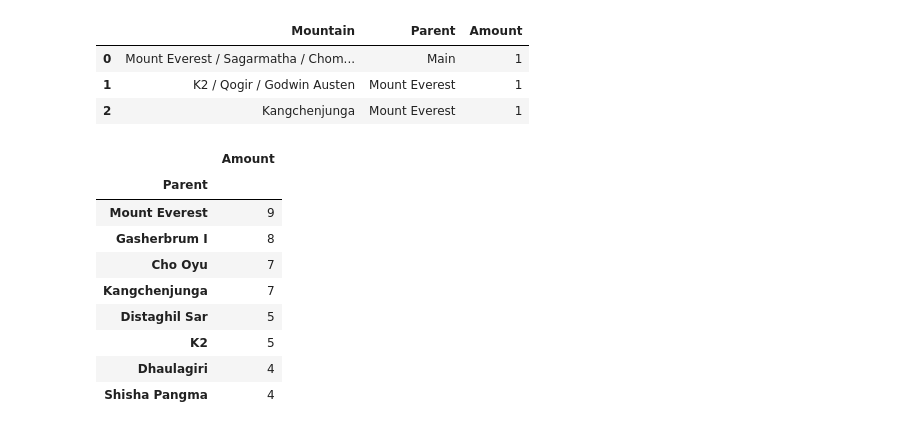
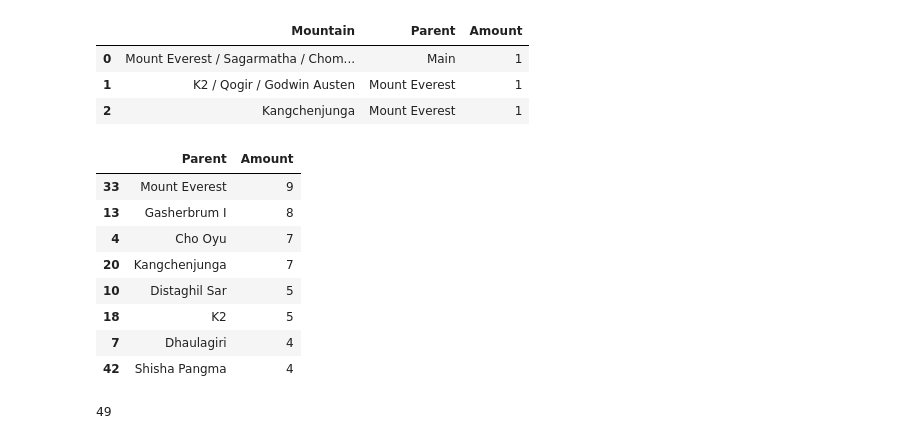
Before and after one commit to sowhatagain/02_mountain_homework, a Jupyter notebook: mountains.ipynb, the cells around one changed output. Saved outputs shown, nothing was run; the diff lists cells and outputs as text; code cells hidden in the pictures.

```diff
--- a/mountains.ipynb
+++ b/mountains.ipynb
@@ -22,24 +22,27 @@ data_mountains.head(3)
 | 1 | K2 / Qogir / Godwin Austen | Mount Everest | 1 |
 | 2 | Kangchenjunga | Mount Everest | 1 |
 # %%
-parent_mountains = data_mountains.groupby('Parent').sum() # группируем по количеству родителей
-#parent_mountains.head(100)
+parent_mountains = data_mountains.groupby('Parent').sum().reset_index() # группируем по количеству родителей
+#parent_mountains.head()
 
 mask = (parent_mountains.Amount > 3)          # отбираем с числом вершин больше трех
-mountains_over_three = parent_mountains.loc[ mask ]
+mountains_over_three = parent_mountains.loc[ mask ].copy()
 
 #выведем в файл
-mountains_over_three.to_csv( 'Mountains_groups_over_three_count.csv', sep = ',', na_rep = '0', columns = ['Amount'], index = True )
+mountains_over_three.to_csv( 'Mountains_groups_over_three_count.csv', sep = ',', na_rep = '0', columns = ['Parent','Amount'], index = True )
 
 mountains_over_three.sort_values( by = 'Amount', ascending = False ).head(10)
 # %% [output]
-|  | Amount |
-| Parent |  |
-| Mount Everest | 9 |
-| Gasherbrum I | 8 |
-| Cho Oyu | 7 |
-| Kangchenjunga | 7 |
-| Distaghil Sar | 5 |
-| K2 | 5 |
-| Dhaulagiri | 4 |
-| Shisha Pangma | 4 |
+|  | Parent | Amount |
+| 33 | Mount Everest | 9 |
+| 13 | Gasherbrum I | 8 |
+| 4 | Cho Oyu | 7 |
+| 20 | Kangchenjunga | 7 |
+| 10 | Distaghil Sar | 5 |
+| 18 | K2 | 5 |
+| 7 | Dhaulagiri | 4 |
+| 42 | Shisha Pangma | 4 |
+# %%
+print(mountains_over_three['Amount'].sum()) # проверка сколько записей о горах будет
+# %% [output]
+49
```
Also changed, not shown: parts of 3 cells of this notebook, 3 other files.
